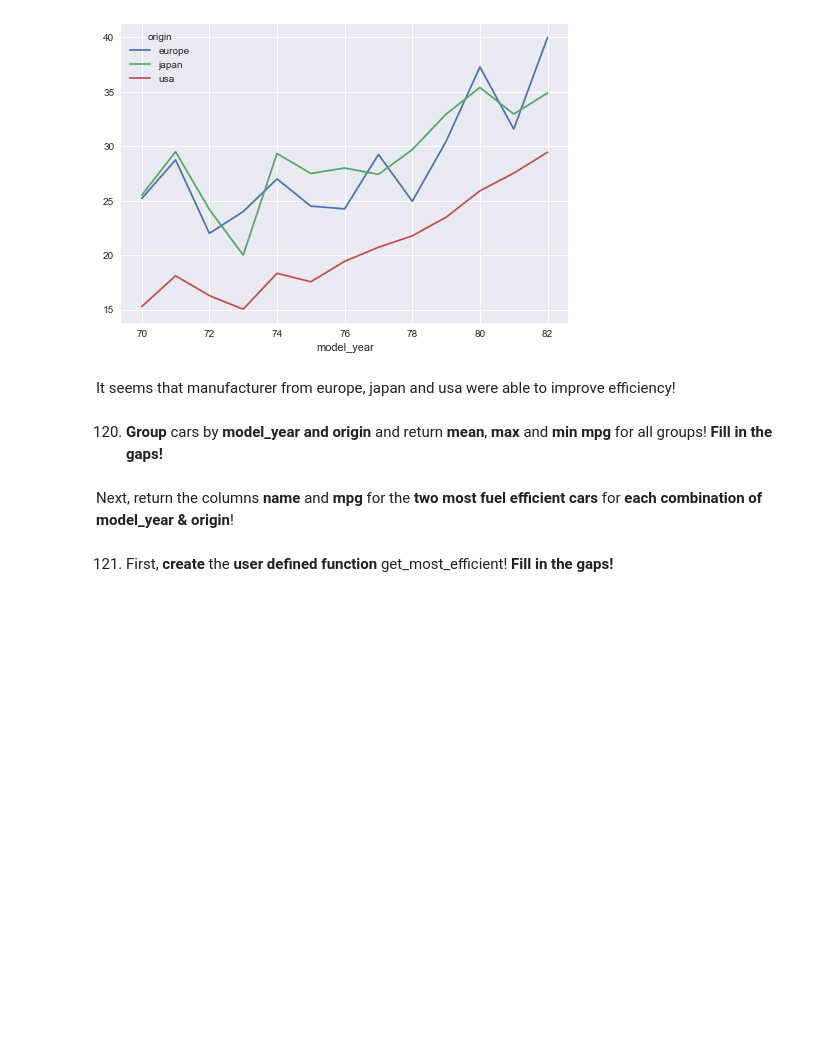
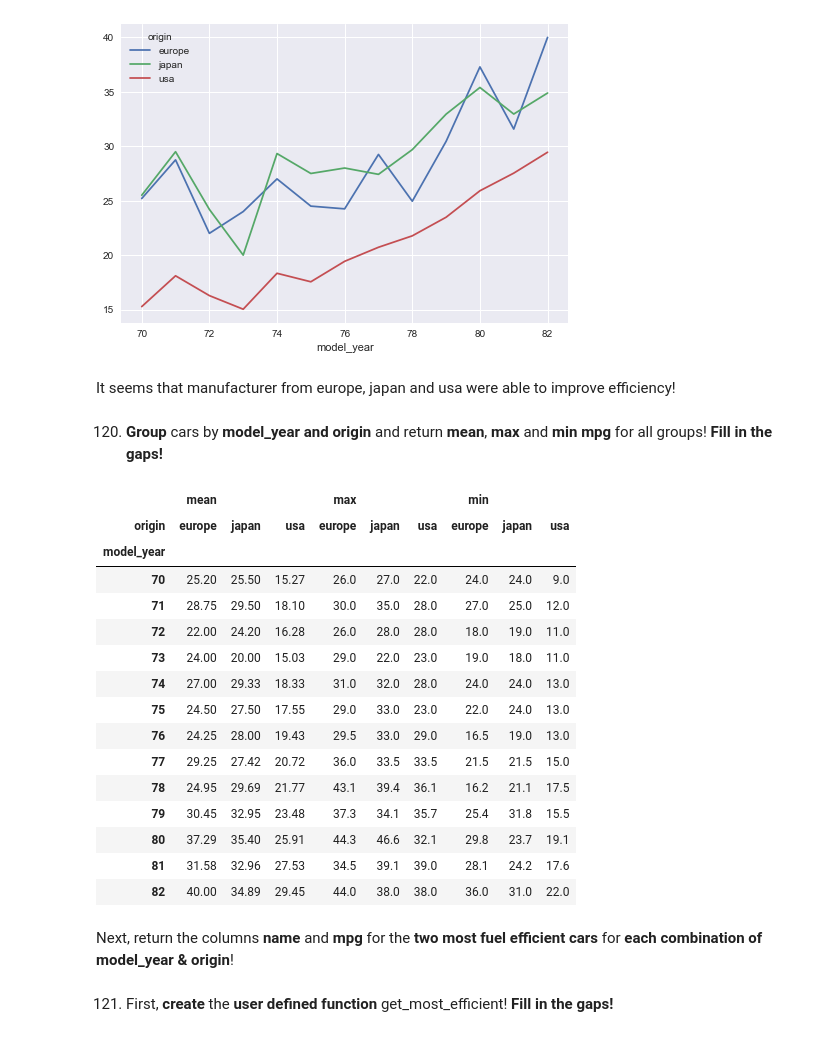
Before and after one commit to hamednasr/Coding_Exercises, a Jupyter notebook: Coding_Exercises/Exercise_13.ipynb, the cells around one changed output. Cells and saved outputs as stored; diff of their text form; code cells hidden in the pictures; blank space fills up the shorter version.

```diff
--- a/Coding_Exercises/Exercise_13.ipynb
+++ b/Coding_Exercises/Exercise_13.ipynb
@@ -176,7 +176,24 @@ It seems that manufacturer from europe, japan and usa were able to improve effic
 # %% [markdown]
 120. __Group__ cars by __model_year and origin__ and return __mean__, __max__ and __min mpg__ for all groups! __Fill in the gaps!__
 # %%
-cars.groupby(["model_year", "origin"]).mpg.agg('mean').unstack().round(2)
+cars.groupby(["model_year", "origin"]).mpg.agg(['mean','max','min']).unstack().round(2)
+# %% [output]
+|  | mean |  |  | max |  |  | min |  |  |
+| origin | europe | japan | usa | europe | japan | usa | europe | japan | usa |
+| model_year |  |  |  |  |  |  |  |  |  |
+| 70 | 25.20 | 25.50 | 15.27 | 26.0 | 27.0 | 22.0 | 24.0 | 24.0 | 9.0 |
+| 71 | 28.75 | 29.50 | 18.10 | 30.0 | 35.0 | 28.0 | 27.0 | 25.0 | 12.0 |
+| 72 | 22.00 | 24.20 | 16.28 | 26.0 | 28.0 | 28.0 | 18.0 | 19.0 | 11.0 |
+| 73 | 24.00 | 20.00 | 15.03 | 29.0 | 22.0 | 23.0 | 19.0 | 18.0 | 11.0 |
+| 74 | 27.00 | 29.33 | 18.33 | 31.0 | 32.0 | 28.0 | 24.0 | 24.0 | 13.0 |
+| 75 | 24.50 | 27.50 | 17.55 | 29.0 | 33.0 | 23.0 | 22.0 | 24.0 | 13.0 |
+| 76 | 24.25 | 28.00 | 19.43 | 29.5 | 33.0 | 29.0 | 16.5 | 19.0 | 13.0 |
+| 77 | 29.25 | 27.42 | 20.72 | 36.0 | 33.5 | 33.5 | 21.5 | 21.5 | 15.0 |
+| 78 | 24.95 | 29.69 | 21.77 | 43.1 | 39.4 | 36.1 | 16.2 | 21.1 | 17.5 |
+| 79 | 30.45 | 32.95 | 23.48 | 37.3 | 34.1 | 35.7 | 25.4 | 31.8 | 15.5 |
+| 80 | 37.29 | 35.40 | 25.91 | 44.3 | 46.6 | 32.1 | 29.8 | 23.7 | 19.1 |
+| 81 | 31.58 | 32.96 | 27.53 | 34.5 | 39.1 | 39.0 | 28.1 | 24.2 | 17.6 |
+| 82 | 40.00 | 34.89 | 29.45 | 44.0 | 38.0 | 38.0 | 36.0 | 31.0 | 22.0 |
 # %% [markdown]
 Next, return the columns __name__ and __mpg__ for the __two most fuel efficient cars__ for __each combination of model_year & origin__!
 # %% [markdown]
```
Also changed, not shown: parts of 9 cells of this notebook.
